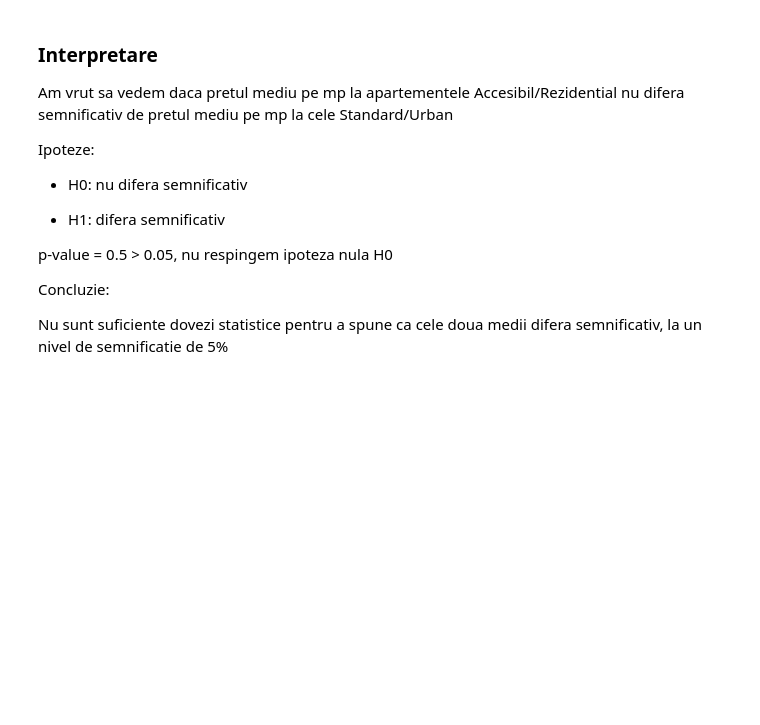
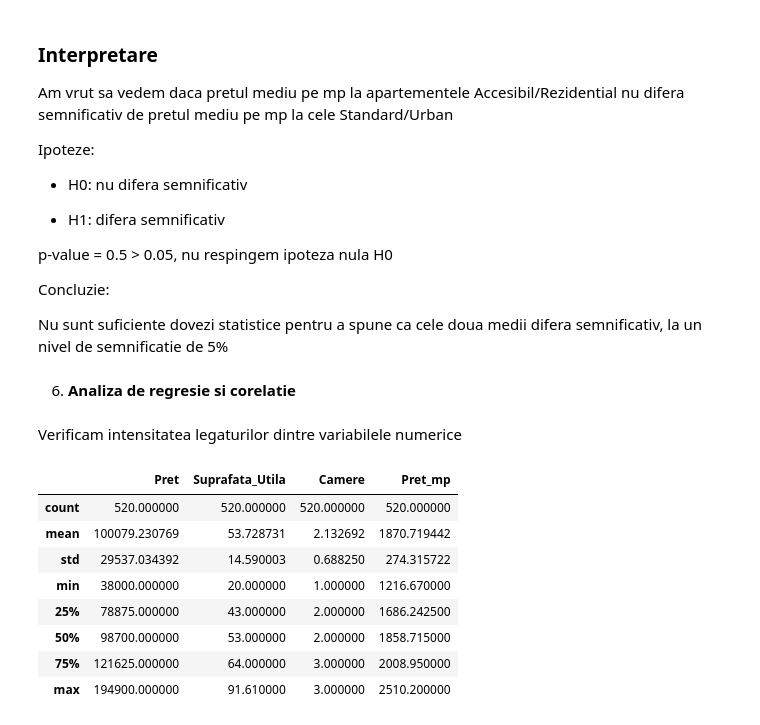
Before and after one commit to BejenaruIoanMatei/iasi-housing-market-analysis, a Jupyter notebook: notebooks/3_exploratory_analysis.ipynb, the cells around one changed output. Drawn from its saved outputs; the diff is of its cells as text; code cells hidden in the pictures; blank space fills up the shorter version.

Commit message:
8: Analiza de corelație

```diff
--- a/notebooks/3_exploratory_analysis.ipynb
+++ b/notebooks/3_exploratory_analysis.ipynb
@@ -572,3 +572,19 @@ p-value = 0.5 > 0.05, nu respingem ipoteza nula H0
 Concluzie:
 
 Nu sunt suficiente dovezi statistice pentru a spune ca cele doua medii difera semnificativ, la un nivel de semnificatie de 5%
+# %% [markdown]
+6. **Analiza de regresie si corelatie**
+# %% [markdown]
+Verificam intensitatea legaturilor dintre variabilele numerice
+# %%
+df.describe()
+# %% [output]
+|  | Pret | Suprafata_Utila | Camere | Pret_mp |
+| count | 520.000000 | 520.000000 | 520.000000 | 520.000000 |
+| mean | 100079.230769 | 53.728731 | 2.132692 | 1870.719442 |
+| std | 29537.034392 | 14.590003 | 0.688250 | 274.315722 |
+| min | 38000.000000 | 20.000000 | 1.000000 | 1216.670000 |
+| 25% | 78875.000000 | 43.000000 | 2.000000 | 1686.242500 |
+| 50% | 98700.000000 | 53.000000 | 2.000000 | 1858.715000 |
+| 75% | 121625.000000 | 64.000000 | 3.000000 | 2008.950000 |
+| max | 194900.000000 | 91.610000 | 3.000000 | 2510.200000 |
```
Also changed, not shown: parts of 10 cells of this notebook, 1 other file.
